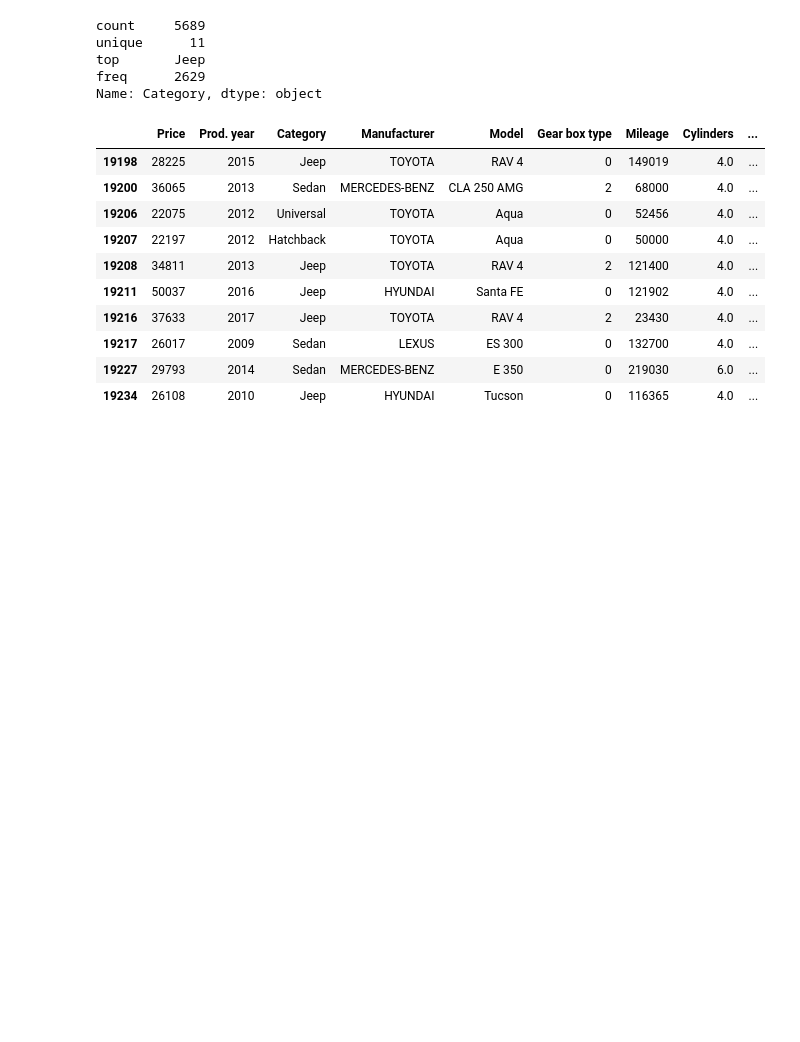
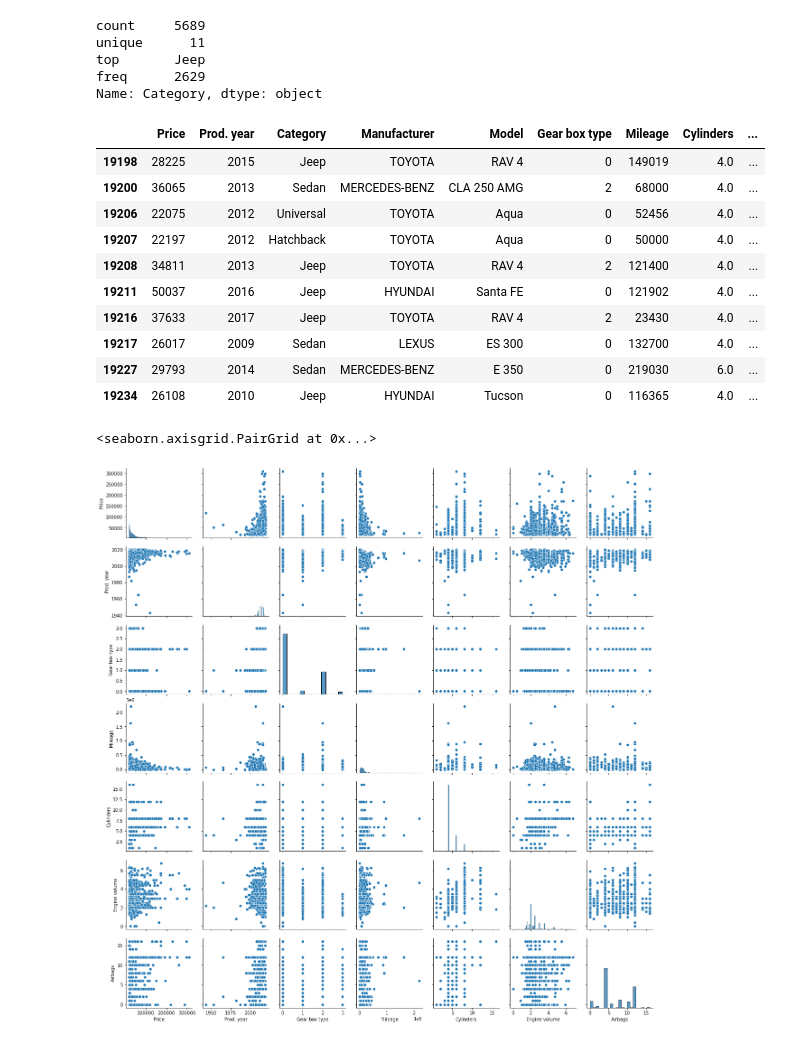
Before and after one commit to EnzoFonteyne/Projeto2CDADOS, a Jupyter notebook: Proj2cdados2021.2.ipynb, the cells around one changed output. Saved outputs shown, nothing was run; the diff lists cells and outputs as text; code cells hidden in the pictures; blank space fills up the shorter version.

```diff
--- a/Proj2cdados2021.2.ipynb
+++ b/Proj2cdados2021.2.ipynb
@@ -133,7 +133,10 @@ data1.tail(10)
 | 19227 | 29793 | 2014 | Sedan | MERCEDES-BENZ | E 350 | 0 | 219030 | 6.0 | ... |
 | 19234 | 26108 | 2010 | Jeep | HYUNDAI | Tucson | 0 | 116365 | 4.0 | ... |
 # %%
-sns.pairplot(data1, height=3)
+sns.pairplot(data1)
+# %% [output]
+<seaborn.axisgrid.PairGrid at 0x...>
+[figure, added]
 # %%
 data1.dtypes
 # %% [output]
```
Also changed, not shown: parts of 1 cell of this notebook.
